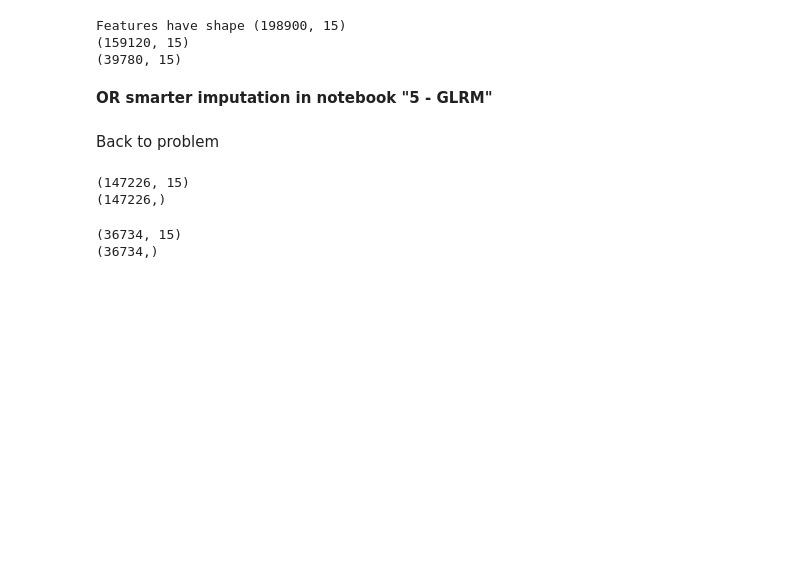
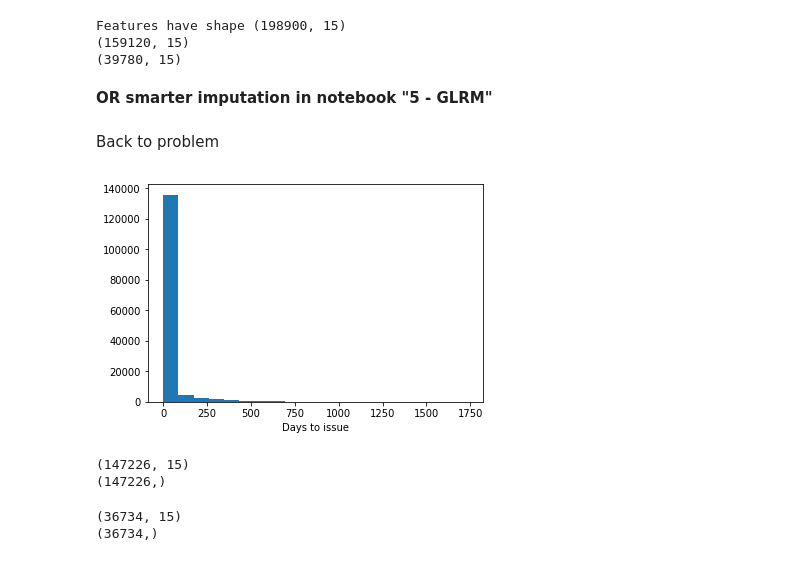
Before and after one commit to kddubey/ORIE4741Project, a Jupyter notebook: 5 - Zero-inflated regression.ipynb, the cells around one changed output. Drawn from its saved outputs; the diff is of its cells as text; code cells hidden in the pictures; blank space fills up the shorter version.

```diff
--- a/5 - Zero-inflated regression.ipynb
+++ b/5 - Zero-inflated regression.ipynb
@@ -99,6 +99,11 @@ Back to problem
 # %%
 y_tr = np.array(train['Days to issue'])
 y_te = np.array(test['Days to issue'])
+# %%
+plt.hist(y_tr, bins=20)
+plt.xlabel("Days to issue");
+# %% [output]
+[figure, added]
 # %%
 def filter_unissued(X, y):
     unissued_permits = np.isnan(y)
```
Also changed, not shown: parts of 11 cells of this notebook.
